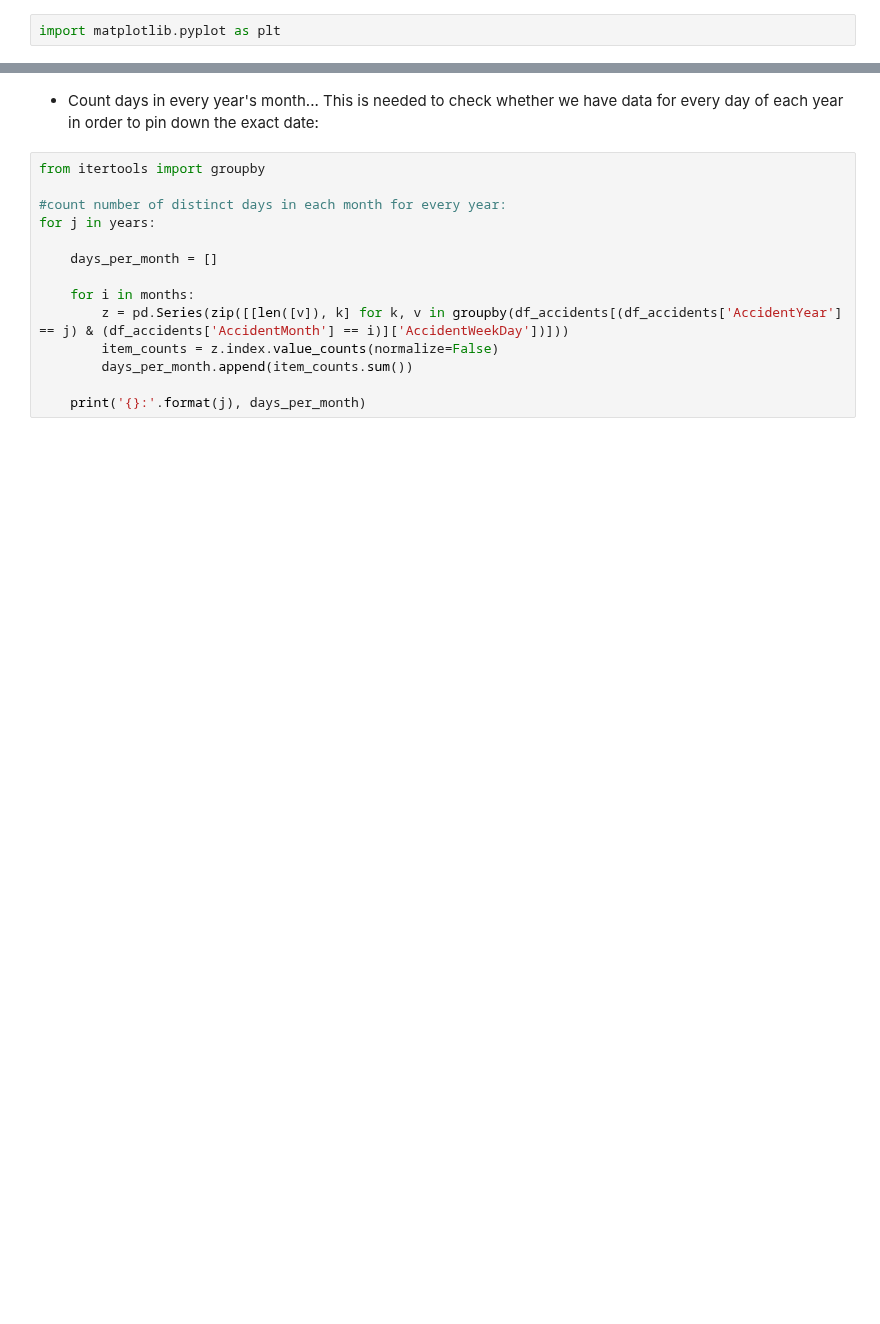
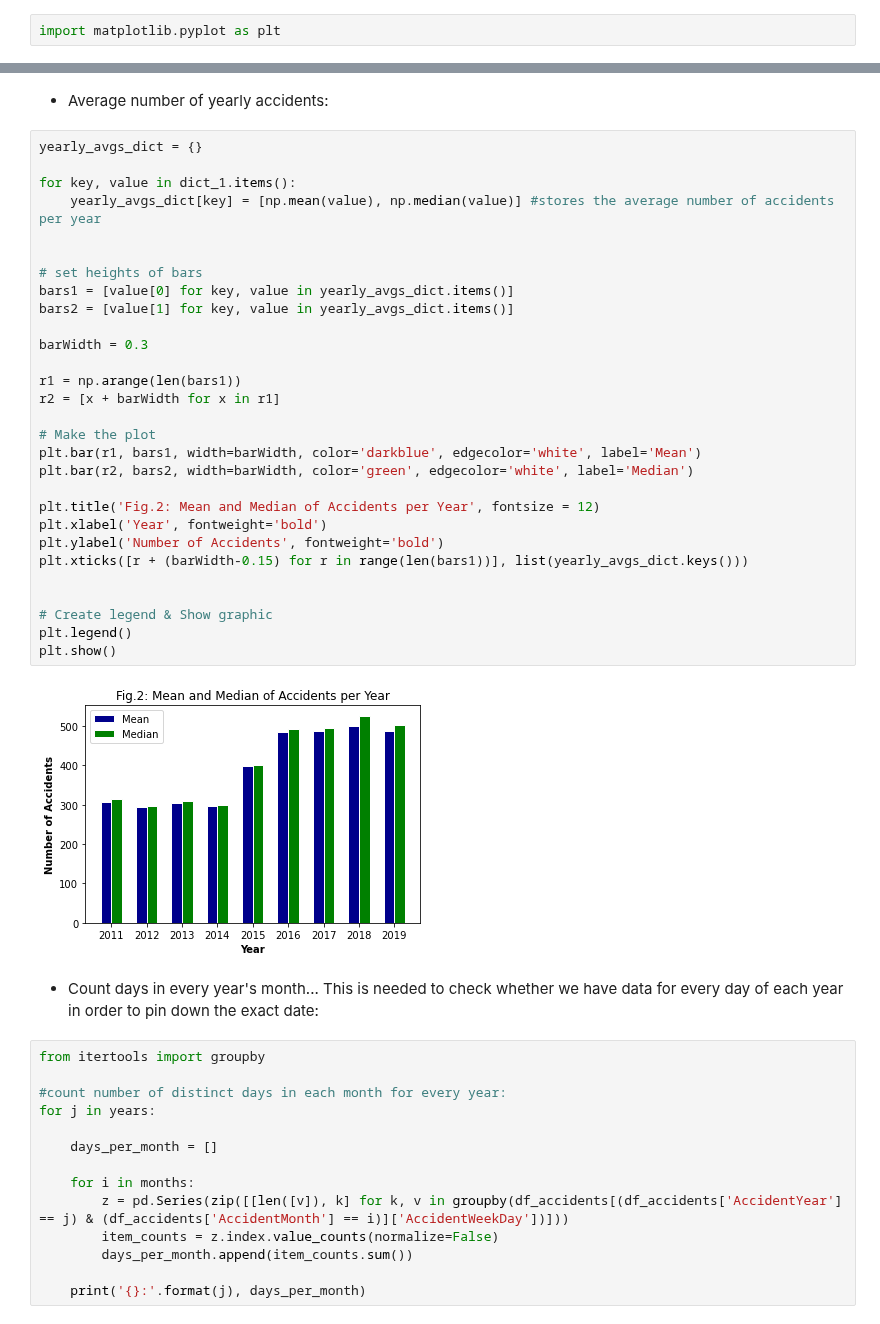
Before and after one commit to Antonio-226/Big-Data-Analytics-Group-Project, a Jupyter notebook: Preprocessing_Accidents.ipynb, the cells around one changed output, grey strips where cells are left out. Saved outputs shown, nothing was run; the diff lists cells and outputs as text; blank space fills up the shorter version.

```diff
--- a/Preprocessing_Accidents.ipynb
+++ b/Preprocessing_Accidents.ipynb
@@ -178,3 +243,36 @@ plt.show()
+# %% [markdown]
+- Average number of yearly accidents:
+# %%
+yearly_avgs_dict = {}
+
+for key, value in dict_1.items():
+    yearly_avgs_dict[key] = [np.mean(value), np.median(value)] #stores the average number of accidents per year
+
+
+# set heights of bars
+bars1 = [value[0] for key, value in yearly_avgs_dict.items()]
+bars2 = [value[1] for key, value in yearly_avgs_dict.items()]
+
+barWidth = 0.3
+
+r1 = np.arange(len(bars1))
+r2 = [x + barWidth for x in r1]
+
+# Make the plot
+plt.bar(r1, bars1, width=barWidth, color='darkblue', edgecolor='white', label='Mean')
+plt.bar(r2, bars2, width=barWidth, color='green', edgecolor='white', label='Median')
+
+plt.title('Fig.2: Mean and Median of Accidents per Year', fontsize = 12)
+plt.xlabel('Year', fontweight='bold')
+plt.ylabel('Number of Accidents', fontweight='bold')
+plt.xticks([r + (barWidth-0.15) for r in range(len(bars1))], list(yearly_avgs_dict.keys()))
+
+
+# Create legend & Show graphic
+plt.legend()
+plt.show()
+# %% [output]
+[figure, added]
 # %% [markdown]
 - Count days in every year's month... This is needed to check whether we have data for every day of each year in order to pin down the exact date:
 # %%
```
Also changed, not shown: parts of 15 cells of this notebook.
